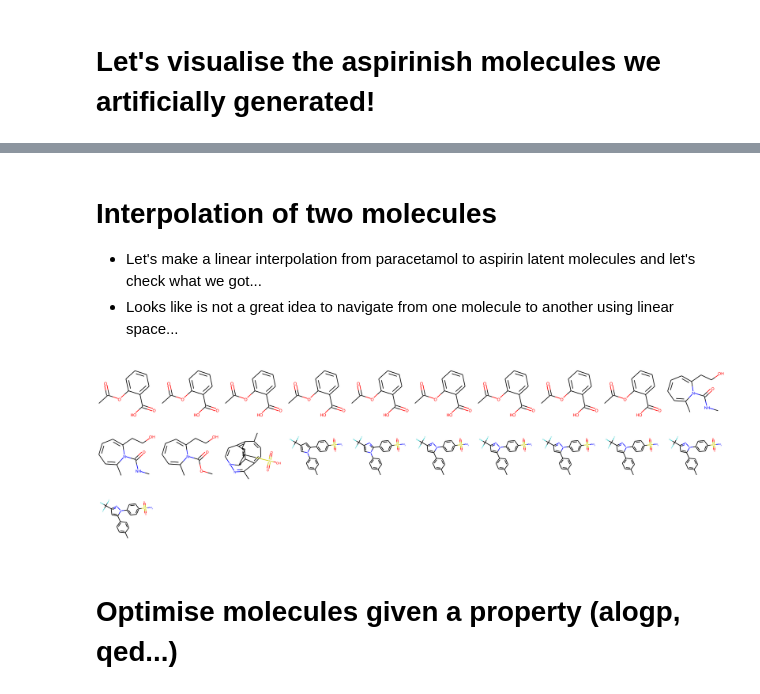
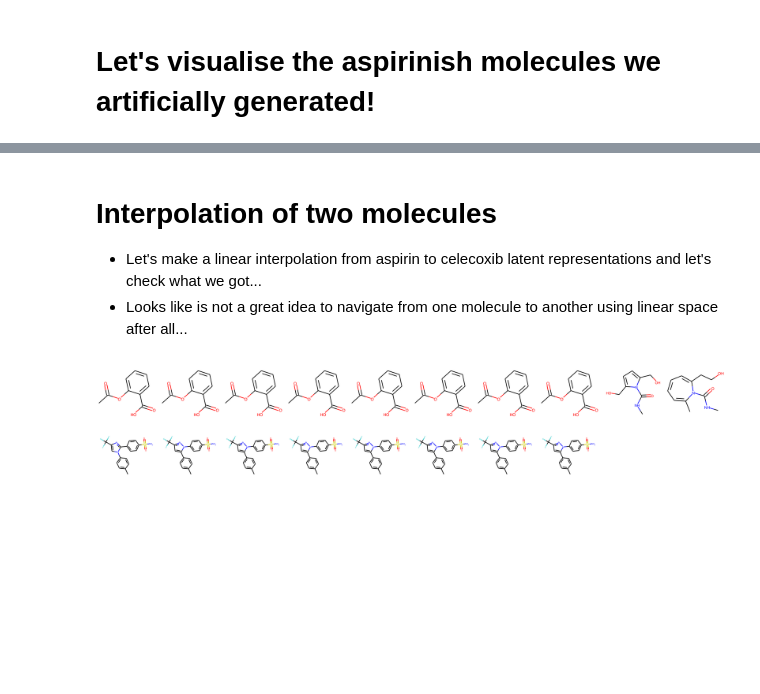
Before and after one commit to chembl/autoencoder_ipython, a Jupyter notebook: autoencoder_notebook.ipynb, the cells around one changed output, grey strips where cells are left out. Drawn from its saved outputs; the diff is of its cells as text; code cells hidden in the pictures; blank space fills up the shorter version.

```diff
--- a/autoencoder_notebook.ipynb
+++ b/autoencoder_notebook.ipynb
@@ -140,25 +141,22 @@ Draw.MolsToGridImage([mol[0] for mol in not_in_chembl], molsPerRow=10)
 # %% [markdown]
 # Interpolation of two molecules
-- Let's make a linear interpolation from paracetamol to aspirin latent molecules and let's check what we got...
-- Looks like is not a great idea to navigate from one molecule to another using linear space...
+- Let's make a linear interpolation from aspirin to celecoxib latent representations and let's check what we got...
+- Looks like is not a great idea to navigate from one molecule to another using linear space after all...
 # %%
-paracetamol_smiles = 'CC(=O)Nc1ccc(O)cc1'
 celecoxib_smiles = 'Cc1ccc(cc1)c2cc(nn2c3ccc(cc3)S(=O)(=O)N)C(F)(F)F'
 
 steps = 100
 results = interpolate(aspirin_smiles, celecoxib_smiles, steps, charset, model, latent_dim)
 
 working_results = []
 for smiles in results:
     try:
         mol = Chem.MolFromSmiles(smiles)
         if mol:
             working_results.append(mol)
     except:
         continue
 
 Draw.MolsToGridImage(working_results, molsPerRow=10)
 # %% [output]
-[figure, old version]
+[figure, new version]
-# %% [markdown]
-# Optimise molecules given a property (alogp, qed...)
```
Also changed, not shown: parts of 17 cells of this notebook.
